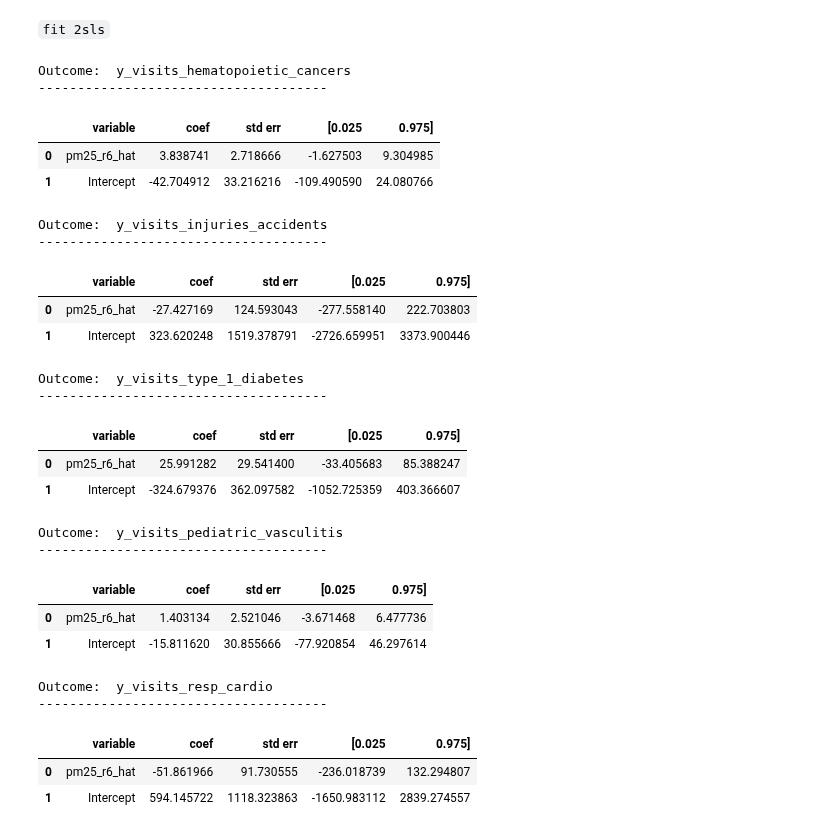
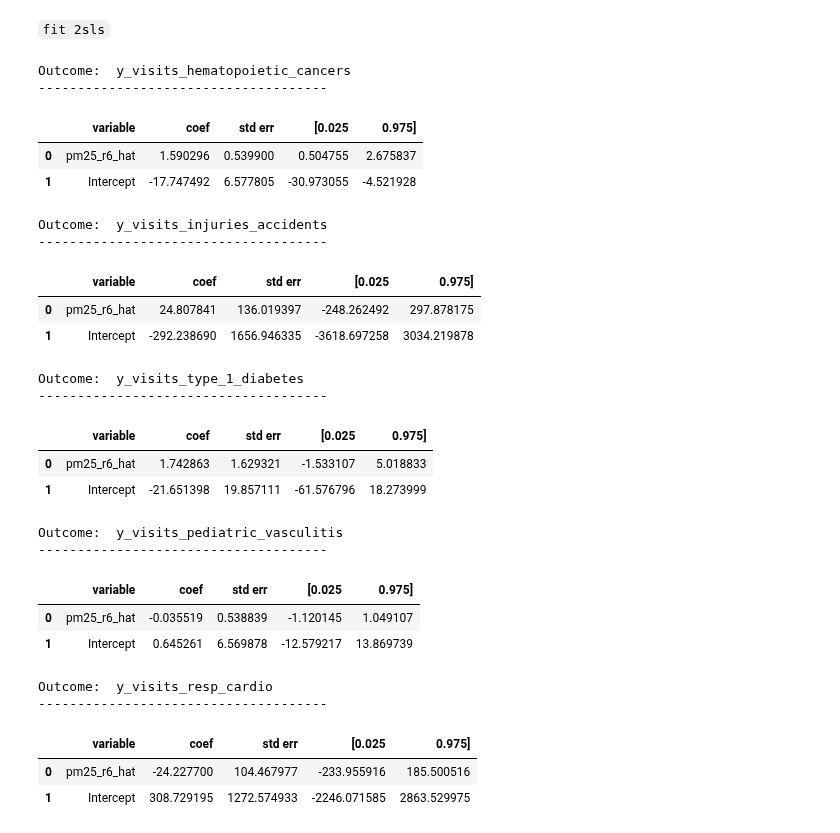
Before and after one commit to mattslyons/JLPS_capstone_project, a Jupyter notebook: modeling/2sls_new_instrument.ipynb, the cells around one changed output. Cells and saved outputs as stored; diff of their text form; code cells hidden in the pictures.

```diff
--- a/modeling/2sls_new_instrument.ipynb
+++ b/modeling/2sls_new_instrument.ipynb
@@ -172,7 +187,8 @@ def fit_2sls(df, outcome, independent_var_name='pm25_hat'):
         [
             pd.DataFrame(model_a.params).reset_index(drop=False).rename(columns={"index":"variable", 0:"coef"}).iloc[0:2,:],
             pd.DataFrame(model_a.bse).reset_index(drop=False).rename(columns={"index":"variable", 0:"std err"}).iloc[0:2,1:2],
-            model_a.conf_int(alpha=0.05, cols=None).reset_index(drop=True).rename(columns={0:"[0.025", 1:"0.975]"}).iloc[0:2,:]
+            model_a.conf_int(alpha=0.05, cols=None).reset_index(drop=True).rename(columns={0:"[0.025", 1:"0.975]"}).iloc[0:2,:],
+            pd.DataFrame(model_a.pvalues.values).reset_index(drop=True).rename(columns={0:"p-value"}).iloc[0:2,:]
         ],
         axis=1
     ))
@@ -730,0 +760,7 @@ KeyboardInterrupt:
+# %%
+# create a list of columns for outcome variables with health outcome lag window added
+y_col_names_lag = []
+for i in y_col_names:
+    new_name = i + HO_lag_input
+    y_col_names_lag.append(new_name)
+print(y_col_names_lag)
@@ -733,5 +771,5 @@ KeyboardInterrupt:
 # %%
-for col in y_col_names:
+for col in y_col_names_lag:
     #fit_ols(df_all, col)
     fit_ols(df_all_iv_filtered, col, target_name_s1)
 # %% [output]
@@ -765,6 +803,6 @@ Outcome:  y_visits_resp_cardio
 # %%
 #df_all = fit_1st_stage(df_all, 'pm25', 'avg_wind_alignment_cosine')
-df_all_iv_filtered = fit_1st_stage(df_all_iv_filtered, target_name_s1, predictor_name_s1)
+df_all_iv_filtered = fit_1st_stage(df_all_iv_filtered, target_name_s1, predictor_name_s1, fixed_effects)
 # %% [output]
 Outcome:  pm25_r6
 -------------------------------------
@@ -810,31 +891,31 @@ anovaResults
 # %% [markdown]
 ``fit 2sls``
 # %%
-for col in y_col_names:
+for col in y_col_names_lag:
     fit_2sls(df_all_iv_filtered, col, target_name_s1+"_hat")
 # %% [output]
 Outcome:  y_visits_hematopoietic_cancers
 -------------------------------------
 |  | variable | coef | std err | [0.025 | 0.975] |
-| 0 | pm25_r6_hat | 3.838741 | 2.718666 | -1.627503 | 9.304985 |
-| 1 | Intercept | -42.704912 | 33.216216 | -109.490590 | 24.080766 |
+| 0 | pm25_r6_hat | 1.590296 | 0.539900 | 0.504755 | 2.675837 |
+| 1 | Intercept | -17.747492 | 6.577805 | -30.973055 | -4.521928 |
 Outcome:  y_visits_injuries_accidents
 -------------------------------------
 |  | variable | coef | std err | [0.025 | 0.975] |
-| 0 | pm25_r6_hat | -27.427169 | 124.593043 | -277.558140 | 222.703803 |
-| 1 | Intercept | 323.620248 | 1519.378791 | -2726.659951 | 3373.900446 |
+| 0 | pm25_r6_hat | 24.807841 | 136.019397 | -248.262492 | 297.878175 |
+| 1 | Intercept | -292.238690 | 1656.946335 | -3618.697258 | 3034.219878 |
 Outcome:  y_visits_type_1_diabetes
 -------------------------------------
 |  | variable | coef | std err | [0.025 | 0.975] |
-| 0 | pm25_r6_hat | 25.991282 | 29.541400 | -33.405683 | 85.388247 |
-| 1 | Intercept | -324.679376 | 362.097582 | -1052.725359 | 403.366607 |
+| 0 | pm25_r6_hat | 1.742863 | 1.629321 | -1.533107 | 5.018833 |
+| 1 | Intercept | -21.651398 | 19.857111 | -61.576796 | 18.273999 |
 Outcome:  y_visits_pediatric_vasculitis
 -------------------------------------
 |  | variable | coef | std err | [0.025 | 0.975] |
-| 0 | pm25_r6_hat | 1.403134 | 2.521046 | -3.671468 | 6.477736 |
-| 1 | Intercept | -15.811620 | 30.855666 | -77.920854 | 46.297614 |
+| 0 | pm25_r6_hat | -0.035519 | 0.538839 | -1.120145 | 1.049107 |
+| 1 | Intercept | 0.645261 | 6.569878 | -12.579217 | 13.869739 |
 Outcome:  y_visits_resp_cardio
 -------------------------------------
 |  | variable | coef | std err | [0.025 | 0.975] |
-| 0 | pm25_r6_hat | -51.861966 | 91.730555 | -236.018739 | 132.294807 |
-| 1 | Intercept | 594.145722 | 1118.323863 | -1650.983112 | 2839.274557 |
+| 0 | pm25_r6_hat | -24.227700 | 104.467977 | -233.955916 | 185.500516 |
+| 1 | Intercept | 308.729195 | 1272.574933 | -2246.071585 | 2863.529975 |
```
Also changed, not shown: parts of 29 cells of this notebook.
